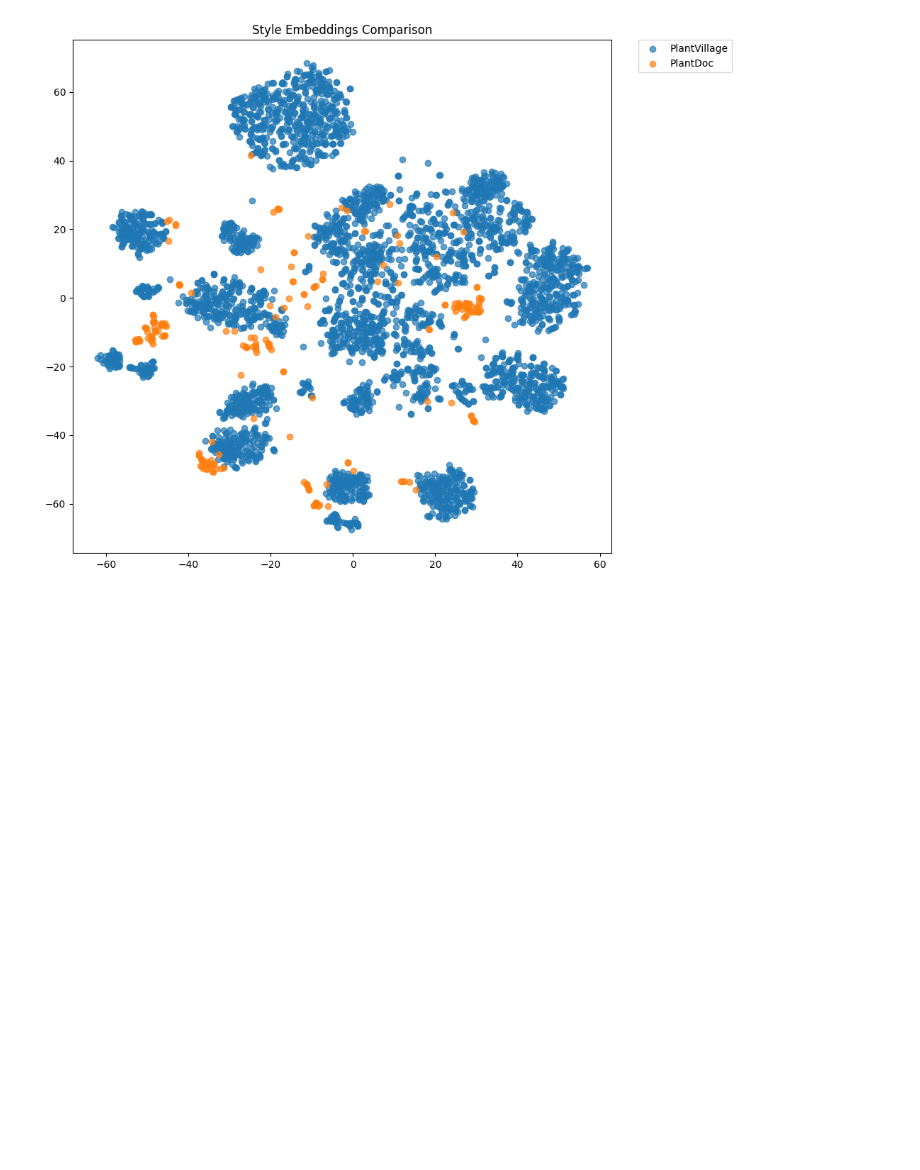
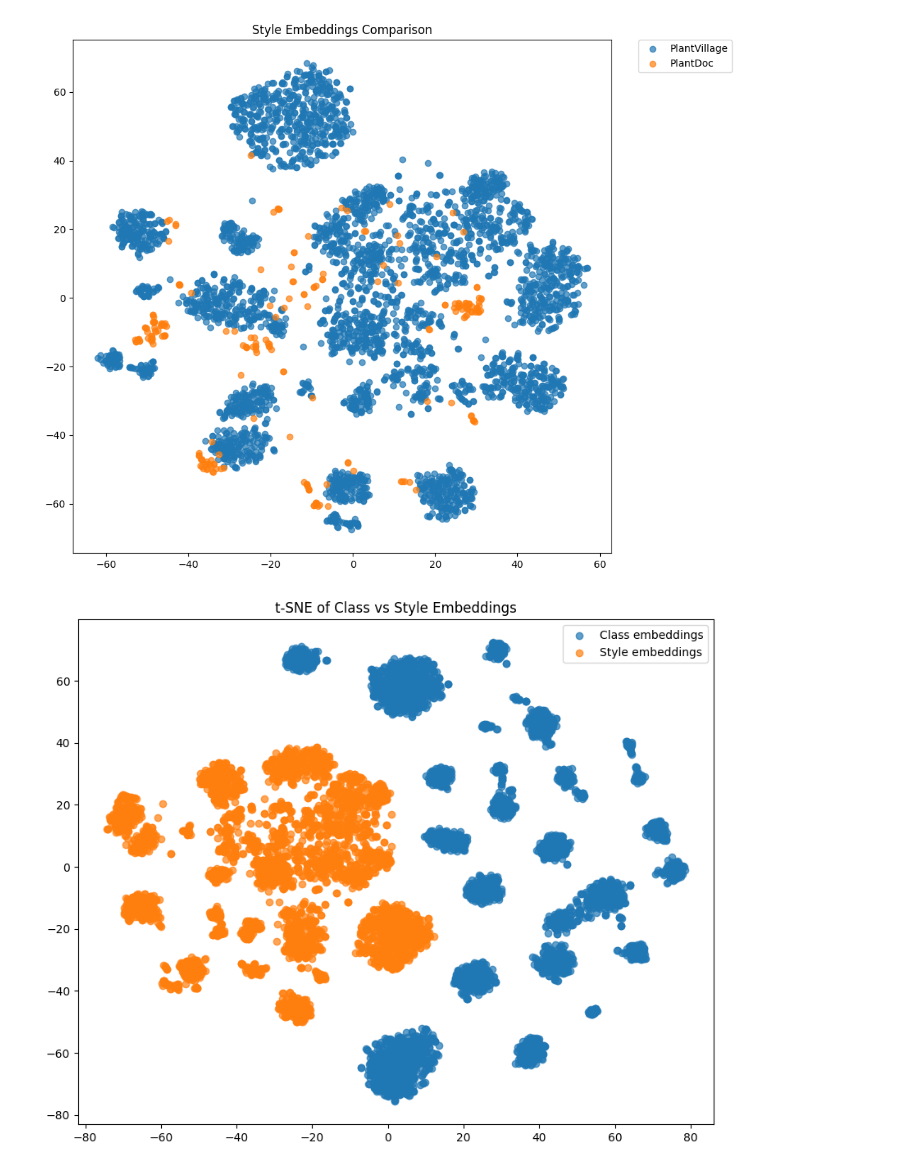
Before and after one commit to Jenpoer/plant-disease-detection, a Jupyter notebook: src/jupyter_notebooks/embeddings_eda.ipynb, the cells around one changed output. Saved outputs shown, nothing was run; the diff lists cells and outputs as text; code cells hidden in the pictures; blank space fills up the shorter version.

```diff
--- a/src/jupyter_notebooks/embeddings_eda.ipynb
+++ b/src/jupyter_notebooks/embeddings_eda.ipynb
@@ -458,3 +458,43 @@ plt.tight_layout()
 plt.show()
 # %% [output]
 [figure]
+# %%
+features = np.concat([features_combined, style_features_combined])
+
+tsne = TSNE(
+    n_components=2,
+    perplexity=30,
+    learning_rate='auto',
+    init='pca'
+)
+
+tsne_results = tsne.fit_transform(features)
+
+n = style_features_combined.shape[0]
+
+class_tsne = tsne_results[:n]
+style_tsne = tsne_results[n:]
+
+plt.figure(figsize=(10,8))
+
+# class embeddings
+plt.scatter(
+    class_tsne[:,0],
+    class_tsne[:,1],
+    alpha=0.7,
+    label="Class embeddings"
+)
+
+# style embeddings
+plt.scatter(
+    style_tsne[:,0],
+    style_tsne[:,1],
+    alpha=0.7,
+    label="Style embeddings"
+)
+
+plt.title("t-SNE of Class vs Style Embeddings")
+plt.legend()
+plt.show()
+# %% [output]
+[figure, added]
```
Also changed, not shown: 9 other files.
